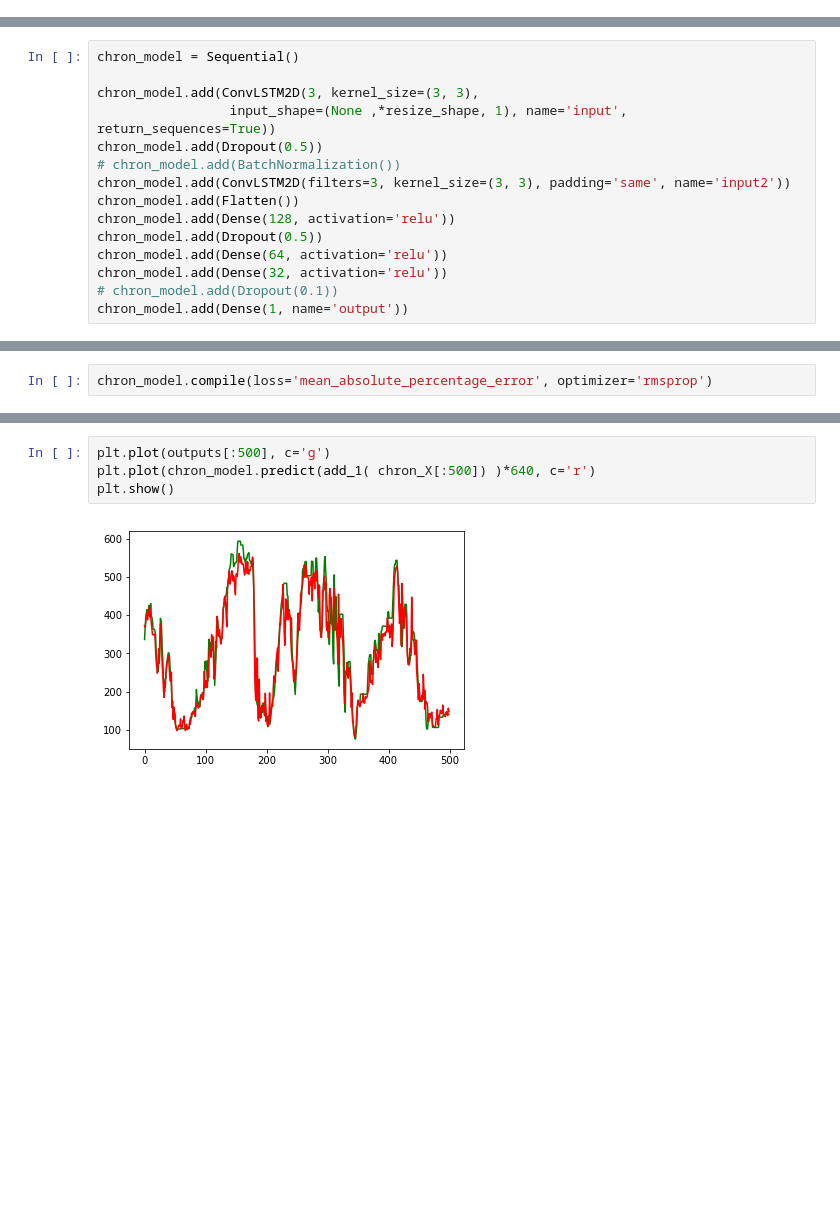
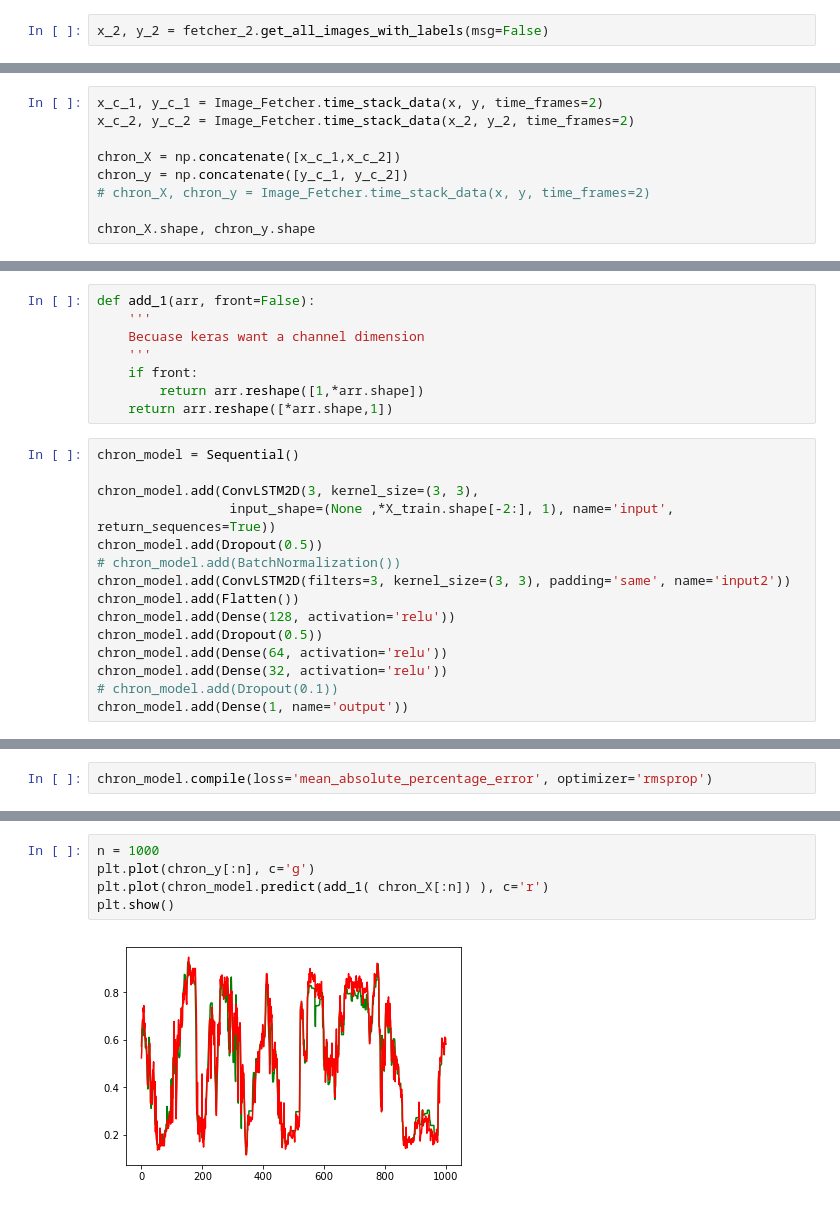
Before and after one commit to ZackAkil/robo-videographer-app, a Jupyter notebook: machine_learning/5# Augment data for big re-train .ipynb, the cells around one changed output, grey strips where cells are left out. Drawn from its saved outputs; the diff is of its cells as text; blank space fills up the shorter version.

```diff
--- a/machine_learning/5# Augment data for big re-train .ipynb
+++ b/machine_learning/5# Augment data for big re-train .ipynb
@@ -38,0 +44,2 @@ test_img.shape
+# %%
+x_2, y_2 = fetcher_2.get_all_images_with_labels(msg=False)
@@ -152,0 +76,9 @@ def add_1(arr, front=False):
+# %%
+x_c_1, y_c_1 = Image_Fetcher.time_stack_data(x, y, time_frames=2)
+x_c_2, y_c_2 = Image_Fetcher.time_stack_data(x_2, y_2, time_frames=2)
+
+chron_X = np.concatenate([x_c_1,x_c_2])
+chron_y = np.concatenate([y_c_1, y_c_2])
+# chron_X, chron_y = Image_Fetcher.time_stack_data(x, y, time_frames=2)
+
+chron_X.shape, chron_y.shape
@@ -160,10 +103,18 @@ resize_shape
 # %% [markdown]
 # Define model
+# %%
+def add_1(arr, front=False):
+    '''
+    Becuase keras want a channel dimension
+    '''
+    if front:
+        return arr.reshape([1,*arr.shape])
+    return arr.reshape([*arr.shape,1])
 # %%
 chron_model = Sequential()
 
 chron_model.add(ConvLSTM2D(3, kernel_size=(3, 3),
-                 input_shape=(None ,*resize_shape, 1), name='input', return_sequences=True))
+                 input_shape=(None ,*X_train.shape[-2:], 1), name='input', return_sequences=True))
 chron_model.add(Dropout(0.5))
 # chron_model.add(BatchNormalization())
 chron_model.add(ConvLSTM2D(filters=3, kernel_size=(3, 3), padding='same', name='input2'))
@@ -257,10 +208,11 @@ print(chron_y[i])
 0.4734375
 # %%
-plt.plot(outputs[:500], c='g')
-plt.plot(chron_model.predict(add_1( chron_X[:500]) )*640, c='r')
+n = 1000
+plt.plot(chron_y[:n], c='g')
+plt.plot(chron_model.predict(add_1( chron_X[:n]) ), c='r')
 plt.show()
 # %% [output]
-[figure, old version]
+[figure, new version]
 # %%
 residals = (chron_model.predict(add_1(X_train)) - add_1(y_train))[:,0]
 
```
Also changed, not shown: parts of 27 cells of this notebook, 1 other file.
